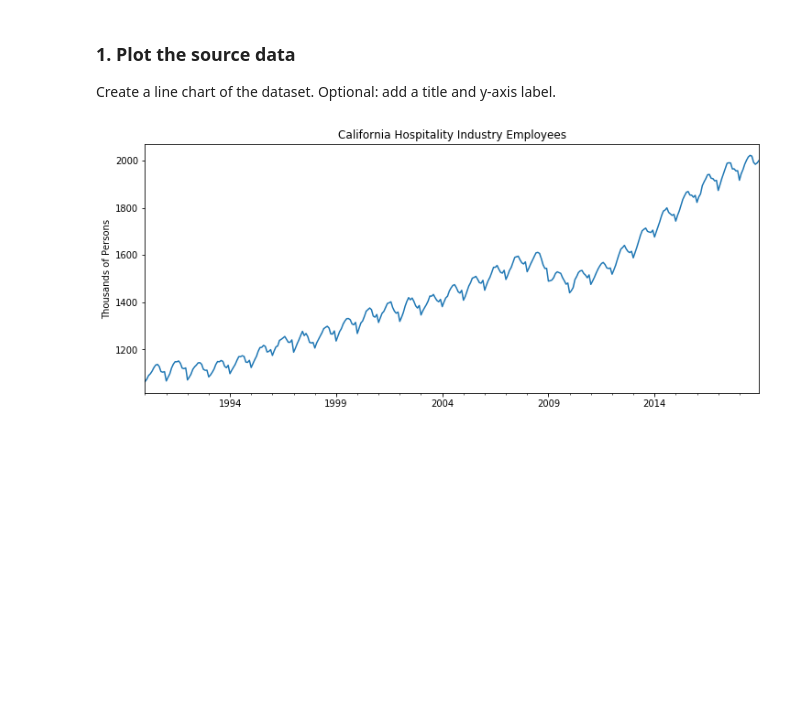
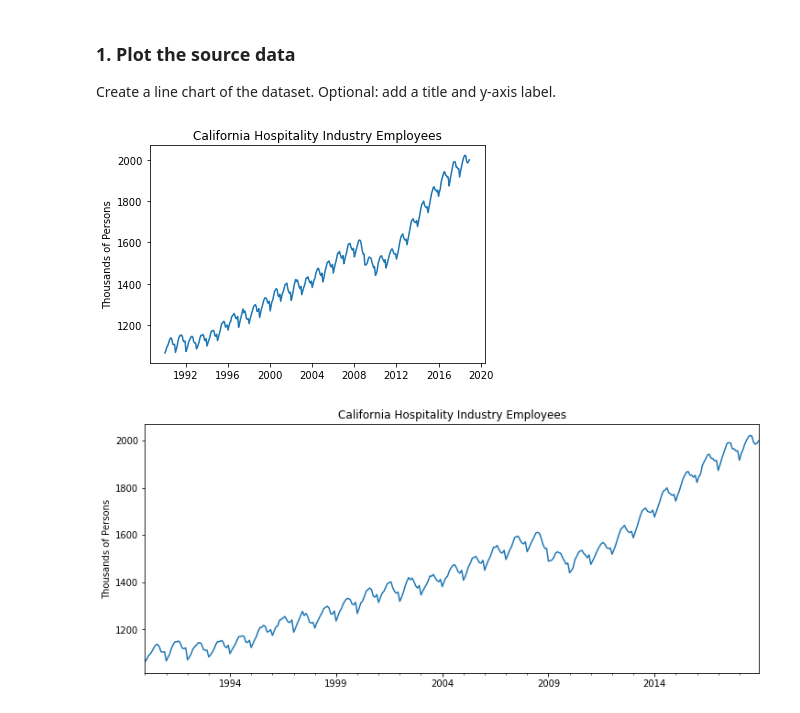
Before and after one commit to zachagreenberg/nyc-dc-ds-020121, a Jupyter notebook: Phase_4/Time_Series_SAW/Time-Series-Exercises.ipynb, the cells around one changed output. Drawn from its saved outputs; the diff is of its cells as text; code cells hidden in the pictures; blank space fills up the shorter version.

```diff
--- a/Phase_4/Time_Series_SAW/Time-Series-Exercises.ipynb
+++ b/Phase_4/Time_Series_SAW/Time-Series-Exercises.ipynb
@@ -27,7 +45,7 @@ import warnings
 warnings.filterwarnings("ignore")
 
 # Load datasets
-df = pd.read_csv('../Data/HospitalityEmployees.csv',index_col='Date',parse_dates=True)
+df = pd.read_csv('HospitalityEmployees.csv',index_col='Date',parse_dates=True)
 df.index.freq = 'MS'
 print(len(df))
 print(df.head())
@@ -43,3 +66,13 @@ Create a line chart of the dataset. Optional: add a title and y-axis label.
+# %%
+## CODE HERE
+import matplotlib.pyplot as plt
+
+fig, ax = plt.subplots()
+ax.plot(df)
+ax.set_title("California Hospitality Industry Employees")
+ax.set_ylabel('Thousands of Persons');
+# %% [output]
+[figure, added]
 # %%
 # DON'T WRITE HERE
 # %% [output]
```
Also changed, not shown: parts of 12 cells of this notebook, 10 other files.
